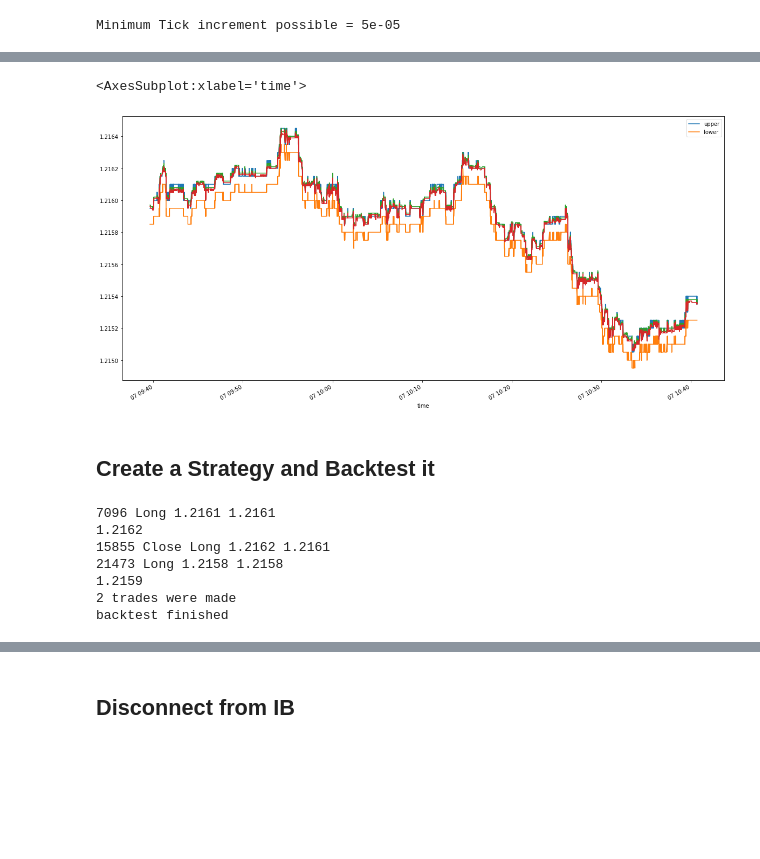
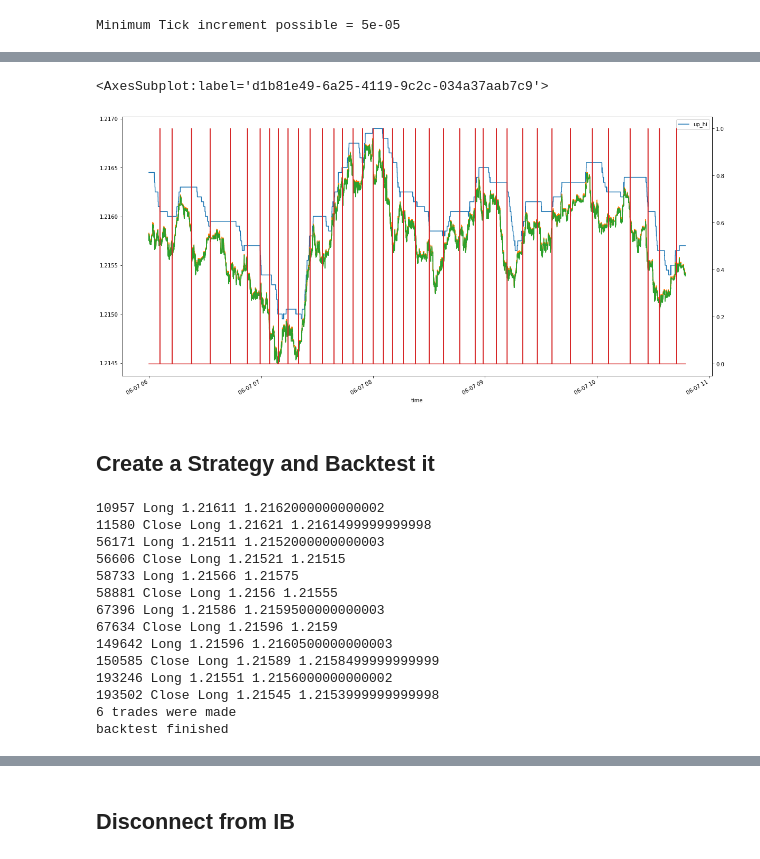
Before and after one commit to jaNGOB/IB_trader, a Jupyter notebook: tests.ipynb, the cells around one changed output, grey strips where cells are left out. Saved outputs shown, nothing was run; the diff lists cells and outputs as text; code cells hidden in the pictures; blank space fills up the shorter version.

```diff
--- a/tests.ipynb
+++ b/tests.ipynb
@@ -37,7 +35,7 @@ Minimum Tick increment possible = 5e-05
 def get_historical_data():
     data = []
 
-    start = datetime.datetime.now() - datetime.timedelta(hours=1)
+    start = datetime.datetime.now() - datetime.timedelta(hours=12)
     end = ''
     ticks = ib.reqHistoricalTicks(contract, start, end, 1000, 'BID_ASK', useRth=False)
     data.extend(ticks)
@@ -100,19 +98,24 @@ def round_up(x: float, a: float) -> float:
     return (round_down(x, a)+a)
 # %%
 min_tick = detail[0].minTick
+df['look'] = np.where(df.index%5000==0, 1, 0)
 df['mid'] = (df.ask + df.bid) / 2
-df['upper'] = round_up(df.ask, min_tick)-min_tick
-df['lower'] = round_down(df.bid, min_tick)-2*min_tick
+df['upper'] = round_up(df.ask, min_tick)+1*min_tick
+df['lower'] = round_down(df.bid, min_tick)-1*min_tick
+df['up_hi'] = df.upper.rolling(5000).max()
 plt_df = df.copy()
 plt_df = plt_df.set_index('time')
 
-plt_df.upper.plot(figsize=(20,10), legend=True)
-plt_df.lower.plot(legend=True)
+plt_df = plt_df['2021-06-07 06:00:00':]
+
+plt_df.up_hi.plot(figsize=(20,10), legend=True)
+#plt_df.lower.plot(legend=True)
 plt_df.ask.plot()
 plt_df.bid.plot()
+plt_df.look.plot(secondary_y = True)
 # %% [output]
-<AxesSubplot:xlabel='time'>
+<AxesSubplot:label='d1b81e49-6a25-4119-9c2c-034a37aab7c9'>
-[figure, old version]
+[figure, new version]
 # %% [markdown]
 ## Create a Strategy and Backtest it
 # %%
@@ -176,15 +181,22 @@ def backtest(temp):
     print('backtest finished')
     return temp
 # %%
-ret = backtest(df)
+ret = backtest(df[(len(df)-len(plt_df)):].reset_index())
 ret = ret.set_index('time')
 # %% [output]
-7096 Long 1.2161 1.2161
-1.2162
-15855 Close Long 1.2162 1.2161
-21473 Long 1.2158 1.2158
-1.2159
-2 trades were made
+10957 Long 1.21611 1.2162000000000002
+11580 Close Long 1.21621 1.2161499999999998
+56171 Long 1.21511 1.2152000000000003
+56606 Close Long 1.21521 1.21515
+58733 Long 1.21566 1.21575
+58881 Close Long 1.2156 1.21555
+67396 Long 1.21586 1.2159500000000003
+67634 Close Long 1.21596 1.2159
+149642 Long 1.21596 1.2160500000000003
+150585 Close Long 1.21589 1.2158499999999999
+193246 Long 1.21551 1.2156000000000002
+193502 Close Long 1.21545 1.2153999999999998
+6 trades were made
 backtest finished
 # %%
 plt_df.ask.plot(figsize=(20,10), legend=True)
```
Also changed, not shown: parts of 6 cells of this notebook, 1 other file.
